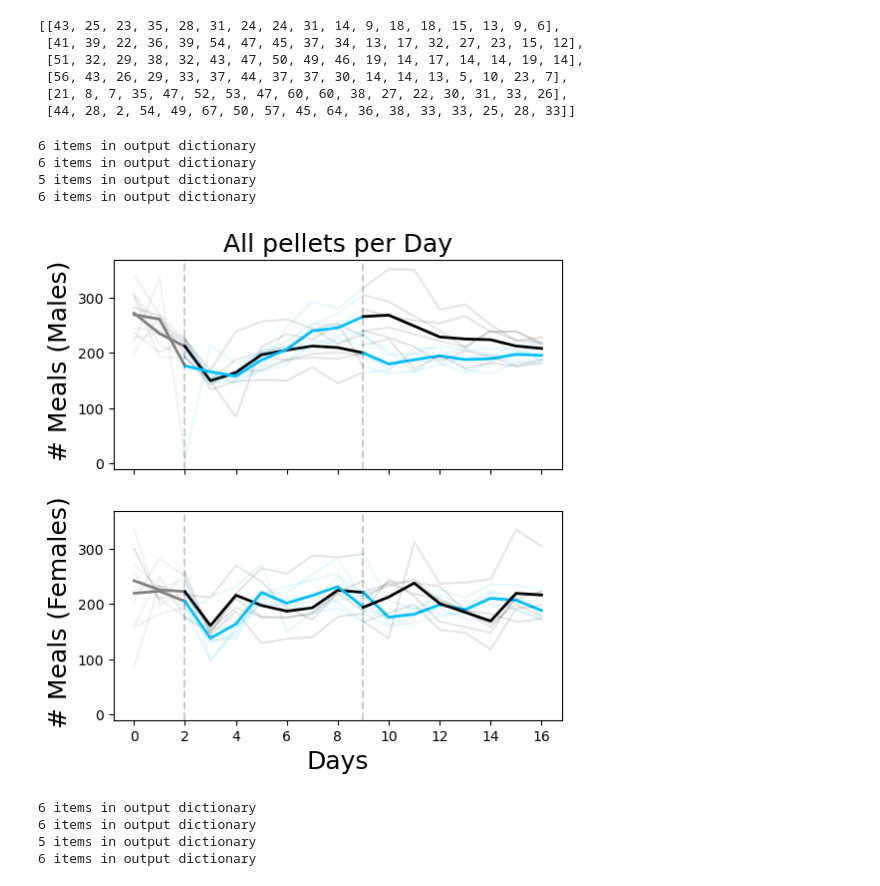
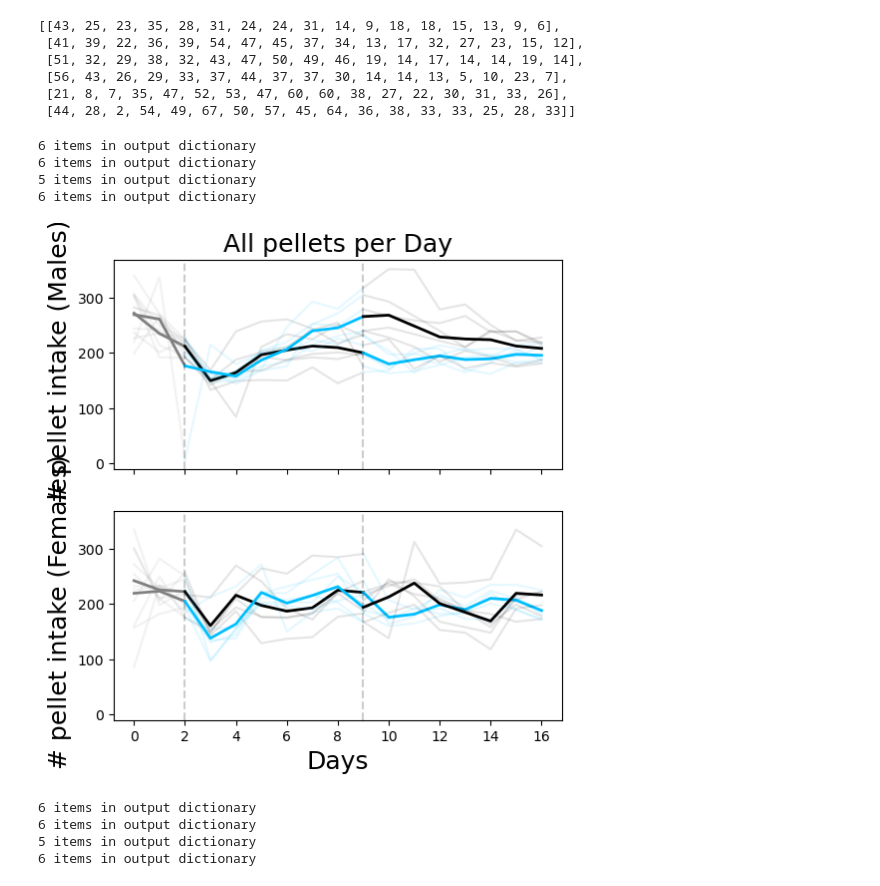
Before and after one commit to Htbibalan/FEDProtein, a Jupyter notebook: notebooks/FEDPROTEIN_NEW_MEAL_PLOTTING_UPDATE_V1.ipynb, the cells around one changed output. Drawn from its saved outputs; the diff is of its cells as text; code cells hidden in the pictures.

```diff
--- a/notebooks/FEDPROTEIN_NEW_MEAL_PLOTTING_UPDATE_V1.ipynb
+++ b/notebooks/FEDPROTEIN_NEW_MEAL_PLOTTING_UPDATE_V1.ipynb
@@ -784,36 +456,36 @@ prnr_m_mega_meals = get_data_fields(mice, ["all_pellets_per_day"], prnr_male_sel
 nrpr_f_mega_meals = get_data_fields(mice, ["all_pellets_per_day"], nrpr_female_selector)
 prnr_f_mega_meals = get_data_fields(mice, ["all_pellets_per_day"], prnr_female_selector)
 
 # Plot the mega meals per day trend using a similar layout to your pellet intake plot
 f, ax = plt.subplots(nrows=2, sharex=True, figsize=(6, 6), gridspec_kw={"left": 0.15})
 
 # Plot for males
-timeline_multicolor_fig([nrpr_m_mega_meals, prnr_m_mega_meals], colors=["black", "deepskyblue"], ylabel=" # Meals (Males)", ax=ax[0])
+timeline_multicolor_fig([nrpr_m_mega_meals, prnr_m_mega_meals], colors=["black", "deepskyblue"], ylabel=" # pellet intake (Males)", ax=ax[0])
 
 # Plot for females
-timeline_multicolor_fig([nrpr_f_mega_meals, prnr_f_mega_meals], colors=["black", "deepskyblue"], ylabel=" # Meals (Females)", ax=ax[1])
+timeline_multicolor_fig([nrpr_f_mega_meals, prnr_f_mega_meals], colors=["black", "deepskyblue"], ylabel=" # pellet intake (Females)", ax=ax[1])
 
 # Set common X-axis label
 ax[1].set_xlabel("Days", fontsize=18)
 
 # Set a common Y-axis limit for better comparison
 ax[1].set_ylim(ax[0].get_ylim())
 
 # Add title for the overall figure
 ax[0].set_title("All pellets per Day", fontsize=18)
 
 # Show the plot
 plt.show()
 
 # Save the figure if needed
 figfolder = r"..//plots/NEW_MEAL_PLOTS//"
 # f.savefig(figfolder + "timeline_mega_meals_per_day.pdf")
 # %% [output]
 6 items in output dictionary
 6 items in output dictionary
 5 items in output dictionary
 6 items in output dictionary
-[figure, old version]
+[figure, new version]
 # %%
 import matplotlib.pyplot as plt
 import numpy as np
```
Also changed, not shown: parts of 11 cells of this notebook.
